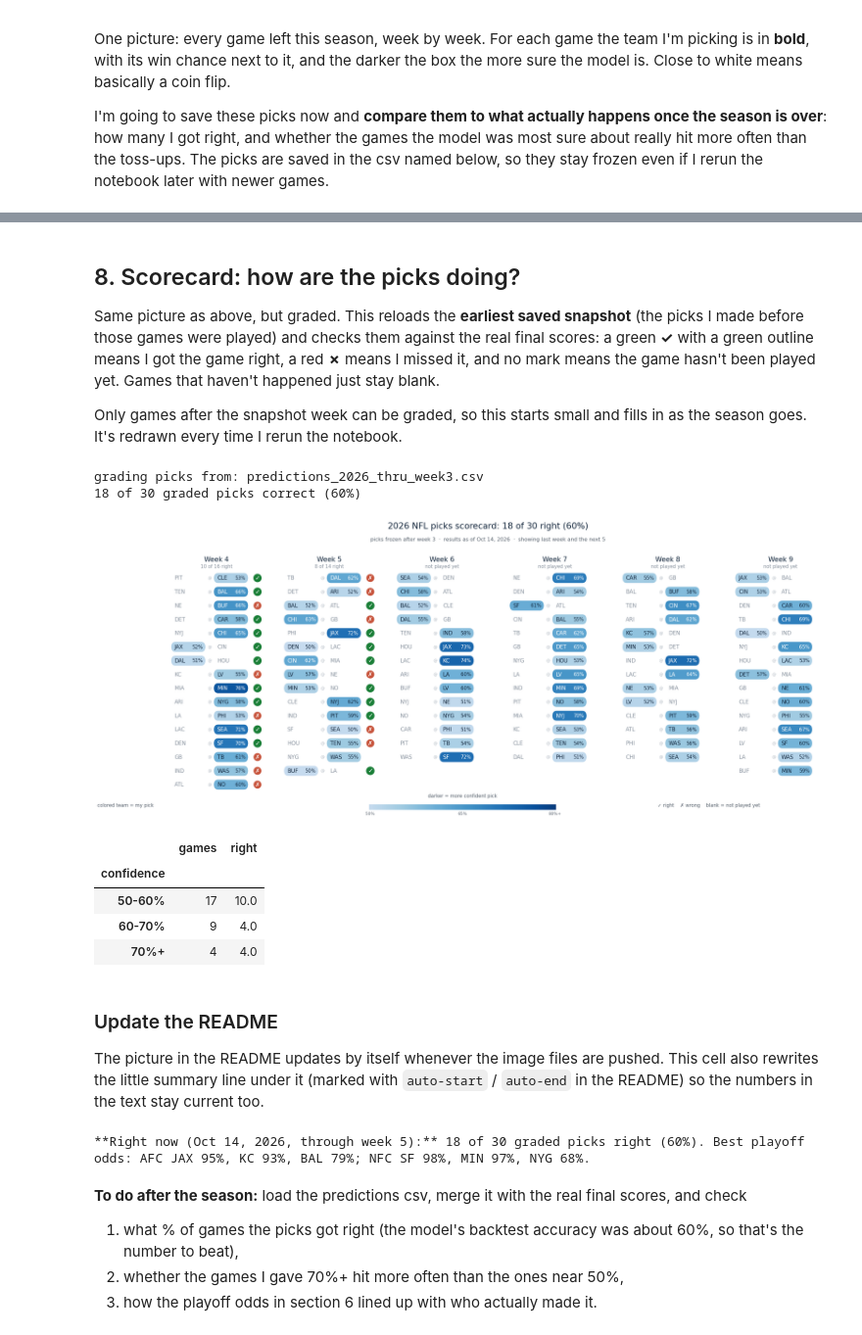
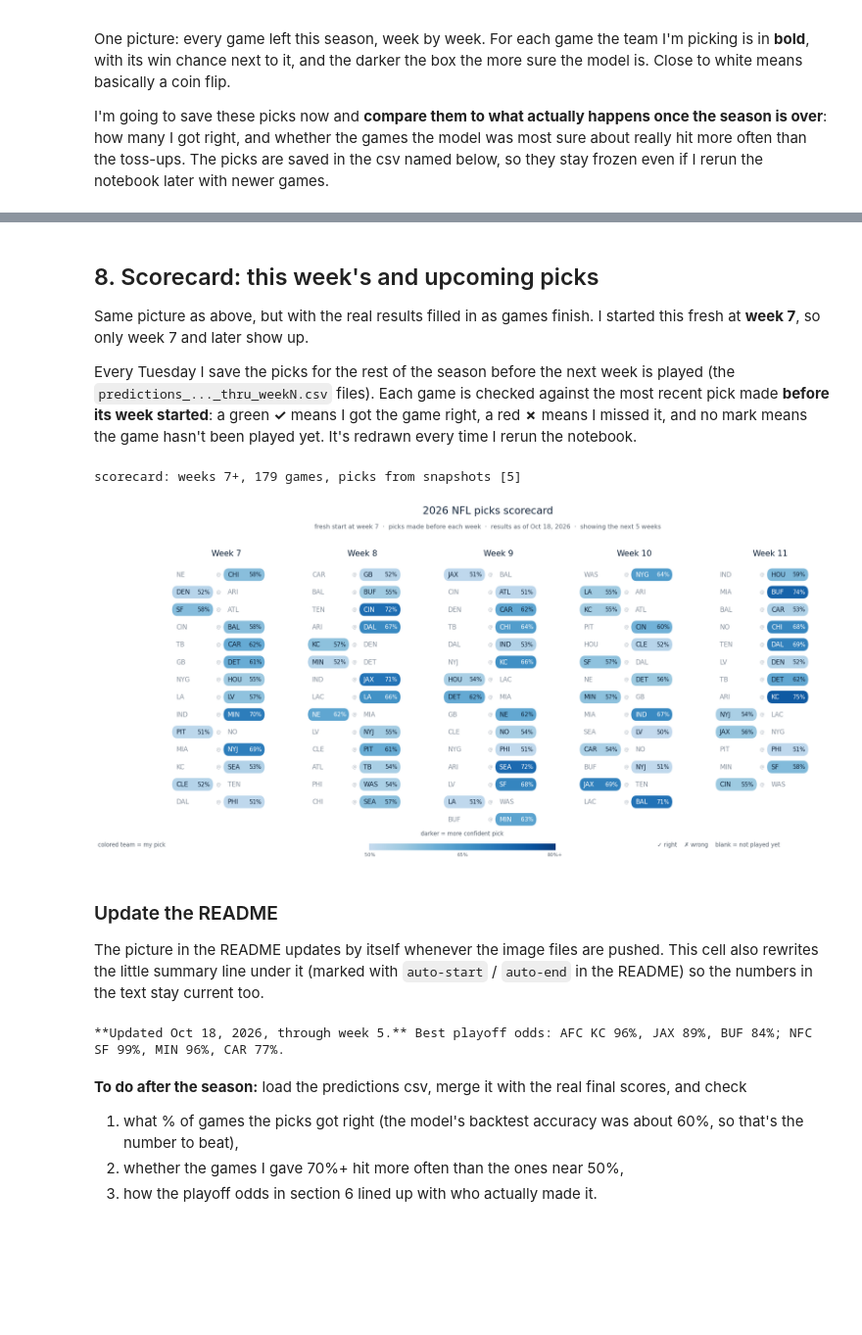
Before and after one commit to raghavv-711/nfl-pythagorean-expectation, a Jupyter notebook: NFL Pythagorean Expectation.ipynb, the cells around one changed output, grey strips where cells are left out. Shown at 98% size. Drawn from its saved outputs; the diff is of its cells as text; code cells hidden in the pictures; blank space fills up the shorter version.

Commit message:
Fresh scorecard starting at week 7, no running tally

```diff
--- a/NFL Pythagorean Expectation.ipynb
+++ b/NFL Pythagorean Expectation.ipynb
@@ -402,15 +402,25 @@ plt.show()
 # %% [markdown]
-## 8. Scorecard: how are the picks doing?
-Same picture as above, but graded. This reloads the **earliest saved snapshot** (the picks I made before those games were played) and checks them against the real final scores:
-a green **✓** with a green outline means I got the game right, a red **✗** means I missed it, and no mark means the game hasn't been played yet. Games that haven't happened just stay blank.
+## 8. Scorecard: this week's and upcoming picks
+Same picture as above, but with the real results filled in as games finish. I started this fresh at **week 7**, so only week 7 and later show up.
 
-Only games after the snapshot week can be graded, so this starts small and fills in as the season goes. It's redrawn every time I rerun the notebook.
+Every Tuesday I save the picks for the rest of the season before the next week is played (the `predictions_..._thru_weekN.csv` files). Each game is checked against the most recent pick made **before its week started**: a green **✓** means I got the game right, a red **✗** means I missed it, and no mark means the game hasn't been played yet. It's redrawn every time I rerun the notebook.
 # %%
 import glob, re
+START_WEEK = 7      # fresh start: only week 7 and later are shown on the scorecard
+
 snaps = sorted(glob.glob(f"predictions_{season}_thru_week*.csv"), key=lambda f: int(re.search(r"week(\d+)", f).group(1)))
-frozen = pd.read_csv(snaps[0])                     # earliest snapshot = the real "before the games" picks
-snap_week = int(re.search(r"week(\d+)", snaps[0]).group(1))
-print("grading picks from:", snaps[0])
+frames = []
+for f in snaps:
+    d = pd.read_csv(f)
+    d["snap_week"] = int(re.search(r"week(\d+)", f).group(1))
+    frames.append(d)
+allpicks = pd.concat(frames)
+
+# for each game, use the latest picks that were saved before its week started (a snapshot from the week before or earlier)
+allpicks = allpicks[(allpicks.week >= START_WEEK) & (allpicks.snap_week <= allpicks.week - 1)]
+frozen = (allpicks.sort_values("snap_week").drop_duplicates(["week", "away_team", "home_team"], keep="last")
+                  .sort_values(["week", "gameday", "home_team"]).reset_index(drop=True))
+print(f"scorecard: weeks {START_WEEK}+, {len(frozen)} games, picks from snapshots {sorted(frozen.snap_week.unique())}")
 
 final = sched.dropna(subset=["home_score", "away_score"])[["week", "away_team", "home_team", "home_score", "away_score"]]
 sc = frozen.merge(final, on=["week", "away_team", "home_team"], how="left")
@@ -419,10 +429,6 @@ played = sc.home_score.notna() & (sc.home_score != sc.away_score)          # tie
 winner = np.where(sc.home_score > sc.away_score, sc.home_team, sc.away_team)
 sc["correct"] = pd.Series(np.where(played, sc.pick == winner, np.nan), index=sc.index).astype(object)
 sc.loc[~played, "correct"] = np.nan
-
-graded = sc[played]
-hits, n = int(graded.correct.sum()), len(graded)
-print(f"{hits} of {n} graded picks correct" + (f" ({hits / n:.0%})" if n else ""))
 
 from matplotlib.patches import FancyBboxPatch
 
@@ -449,60 +455,44 @@ def draw_scorecard(sc, title, subtitle, n_weeks=5):
                     ax.text(x0 + 0.04, y, team, ha="left", va="center", fontsize=12, color=txt)
                     ax.text(x0 + 0.37, y, f"{r.pick_prob:.0%}", ha="right", va="center", fontsize=10.5, color=txt)
                 else:
                     ax.text(x0 + 0.04, y, team, ha="left", va="center", fontsize=12, color="#8a94a0")
             ax.text(0.47, y, "@", ha="center", va="center", fontsize=9, color="#b4bcc5")
             if r.correct is True or r.correct == True:
                 ax.text(1.03, y, "✓", ha="center", va="center", fontsize=14, color="white",
                         bbox=dict(boxstyle="circle,pad=0.18", fc=GREEN, ec="none"))
             elif r.correct is False or r.correct == False:
                 ax.text(1.03, y, "✗", ha="center", va="center", fontsize=13, color="white",
                         bbox=dict(boxstyle="circle,pad=0.18", fc=RED, ec="none"))
         ax.set(xlim=(0, 1.1), ylim=(-max_rows + 0.4, 1.7))
         ax.axis("off")
-        gr = g[g.correct.notna()]
-        ax.text(0.55, 1.35, f"Week {wk}", ha="center", va="center", fontsize=15, color="#10243a")
-        ax.text(0.55, 0.85, f"{int(gr.correct.sum())} of {len(gr)} right" if len(gr) else "not played yet",
-                ha="center", va="center", fontsize=10.5, color="#8a94a0")
+        ax.text(0.55, 1.2, f"Week {wk}", ha="center", va="center", fontsize=15, color="#10243a")
 
     fig.suptitle(title, fontsize=19, y=0.985, color="#10243a")
     fig.text(0.5, 0.925, subtitle, ha="center", fontsize=11.5, color="#5b6570")
     # legend: darker = more confident, plus what the marks mean
     lax = fig.add_axes([0.36, 0.055, 0.22, 0.018])
     lax.imshow(np.linspace(0.25, 0.95, 100)[None, :], cmap=cmap, vmin=0, vmax=1, aspect="auto")
     lax.set_yticks([]); lax.set_xticks([0, 49.5, 99]); lax.set_xticklabels(["50%", "65%", "80%+"], fontsize=9, color="#5b6570")
     for sp in lax.spines.values(): sp.set_visible(False)
     lax.tick_params(length=0)
     fig.text(0.47, 0.095, "darker = more confident pick", ha="center", fontsize=10.5, color="#5b6570")
     fig.text(0.70, 0.065, "✓ right    ✗ wrong    blank = not played yet", ha="left", fontsize=10.5, color="#5b6570")
     fig.text(0.04, 0.065, "colored team = my pick", ha="left", fontsize=10.5, color="#5b6570")
     return fig
 
-fig = draw_scorecard(sc, f"{season} NFL picks scorecard: {hits} of {n} right" + (f" ({hits / n:.0%})" if n else ""),
-                     f"picks frozen after week {snap_week}  ·  results as of {today}  ·  showing last week and the next 5")
+fig = draw_scorecard(sc, f"{season} NFL picks scorecard",
+                     f"fresh start at week {START_WEEK}  ·  picks made before each week  ·  results as of {today}  ·  showing the next 5 weeks")
 fig.savefig(f"scorecard_{season}.png", dpi=110, bbox_inches="tight", facecolor="white")
 plt.show()
-
-# does confidence mean anything? (more useful once there are more games)
-if n:
-    graded = graded.assign(confidence=pd.cut(graded.pick_prob, [0.5, 0.6, 0.7, 1.0], labels=["50-60%", "60-70%", "70%+"], include_lowest=True))
-    display(graded.groupby("confidence", observed=True).agg(games=("correct", "size"), right=("correct", "sum")))
 # %% [output]
-grading picks from: predictions_2026_thru_week3.csv
-18 of 30 graded picks correct (60%)
+scorecard: weeks 7+, 179 games, picks from snapshots [5]
-[figure, old version]
+[figure, new version]
-|  | games | right |
-| confidence |  |  |
-| 50-60% | 17 | 10.0 |
-| 60-70% | 9 | 4.0 |
-| 70%+ | 4 | 4.0 |
 # %% [markdown]
 ### Update the README
 The picture in the README updates by itself whenever the image files are pushed. This cell also rewrites the little summary line under it (marked with `auto-start` / `auto-end` in the README) so the numbers in the text stay current too.
 # %%
 top = lambda c: ", ".join(f"{r.team} {r['make playoffs']:.0%}" for _, r in odds[odds.conf == c].nlargest(3, "make playoffs").iterrows())
-line = (f"**Right now ({today}, through week {last_week}):** "
-        + (f"{hits} of {n} graded picks right ({hits / n:.0%}). " if n else "no picks graded yet. ")
-        + f"Best playoff odds: AFC {top('AFC')}; NFC {top('NFC')}.")
+line = f"**Updated {today}, through week {last_week}.** Best playoff odds: AFC {top('AFC')}; NFC {top('NFC')}."
 
 readme = open("README.md").read()
 block = "<!-- auto-start -->\n" + line + "\n<!-- auto-end -->"
@@ -513,7 +503,7 @@ if "<!-- auto-start -->" in readme:
 else:
     print("README has no auto-start marker, skipping")
 # %% [output]
-**Right now (Oct 14, 2026, through week 5):** 18 of 30 graded picks right (60%). Best playoff odds: AFC JAX 95%, KC 93%, BAL 79%; NFC SF 98%, MIN 97%, NYG 68%.
+**Updated Oct 18, 2026, through week 5.** Best playoff odds: AFC KC 96%, JAX 89%, BUF 84%; NFC SF 99%, MIN 96%, CAR 77%.
 # %% [markdown]
 **To do after the season:** load the predictions csv, merge it with the real final scores, and check
 1. what % of games the picks got right (the model's backtest accuracy was about 60%, so that's the number to beat),
```
Also changed, not shown: parts of 4 cells of this notebook, 4 other files.
